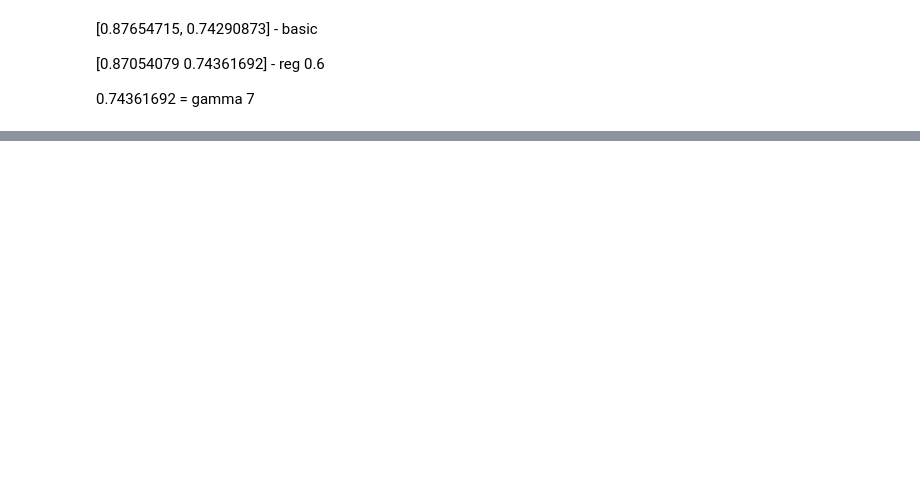
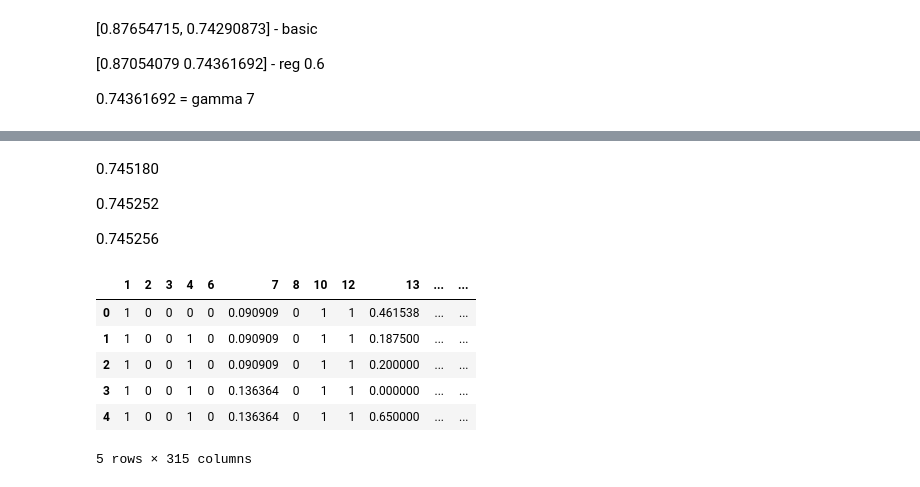
Before and after one commit to Isterikus/modulbank, a Jupyter notebook: boost.ipynb, the cells around one changed output, grey strips where cells are left out. Saved outputs shown, nothing was run; the diff lists cells and outputs as text; code cells hidden in the pictures; blank space fills up the shorter version.

```diff
--- a/boost.ipynb
+++ b/boost.ipynb
@@ -283,0 +552,15 @@ cat_feats = np.where(train.dtypes == 'object')[0].tolist()
+# %%
+mx = 0
+best_i = 0
+best_j = 0
+best_k = 0
+for i in np.arange(0.01, 0.99, 0.01):
+    for j in np.arange(0.01, 1 - i - 0.01, 0.01):
+        k = 1 - i - j
+        score = np.mean([roc_auc_score(xgb_p[0], xgb_p[1]*i + lgb_p[1]*j + cat_p[1]*k) for xgb_p, lgb_p, cat_p in
+                 zip(xgb_preds, lgb_preds, cat_preds)])
+        if score > mx:
+            mx = score
+            best_i = i
+            best_j = j
+            best_k = k
@@ -283,0 +571,9 @@ cat_feats = np.where(train.dtypes == 'object')[0].tolist()
+# %%
+mx = 0
+best_i = 0
+for i in np.arange(0.01, 1.0, 0.01):
+    score = np.mean([roc_auc_score(lgb_p[0], lgb_p[1]*i + cat_p[1]*(1 - i)) for lgb_p, cat_p in
+             zip(lgb_preds, cat_preds)])
+    if score > mx:
+        mx = score
+        best_i = i
@@ -283,0 +584,3 @@ cat_feats = np.where(train.dtypes == 'object')[0].tolist()
+# %%
+lgb_m.fit(xtrain, ytrain)
+cat_m.fit(xtrain, ytrain)
@@ -283,0 +615,7 @@ cat_feats = np.where(train.dtypes == 'object')[0].tolist()
+# %%
+xtrain["lgb_preds"] = 0
+xtrain["cat_preds"] = 0
+for i, fold in enumerate(skf.split(xtrain, ytrain)):
+    tr, val = fold[0], fold[1]
+    xtrain.iloc[val, -2] = lgb_preds[i][1]
+    xtrain.iloc[val, -1] = cat_preds[i][1]
@@ -283,0 +680,16 @@ cat_feats = np.where(train.dtypes == 'object')[0].tolist()
+# %% [markdown]
+0.745180
+
+0.745252
+
+0.745256
+# %%
+xtrain.head()
+# %% [output]
+|  | 1 | 2 | 3 | 4 | 6 | 7 | 8 | 10 | 12 | 13 | ... | ... |
+| 0 | 1 | 0 | 0 | 0 | 0 | 0.090909 | 0 | 1 | 1 | 0.461538 | ... | ... |
+| 1 | 1 | 0 | 0 | 1 | 0 | 0.090909 | 0 | 1 | 1 | 0.187500 | ... | ... |
+| 2 | 1 | 0 | 0 | 1 | 0 | 0.090909 | 0 | 1 | 1 | 0.200000 | ... | ... |
+| 3 | 1 | 0 | 0 | 1 | 0 | 0.136364 | 0 | 1 | 1 | 0.000000 | ... | ... |
+| 4 | 1 | 0 | 0 | 1 | 0 | 0.136364 | 0 | 1 | 1 | 0.650000 | ... | ... |
+5 rows × 315 columns
```
Also changed, not shown: parts of 33 cells of this notebook, 29 other files.
